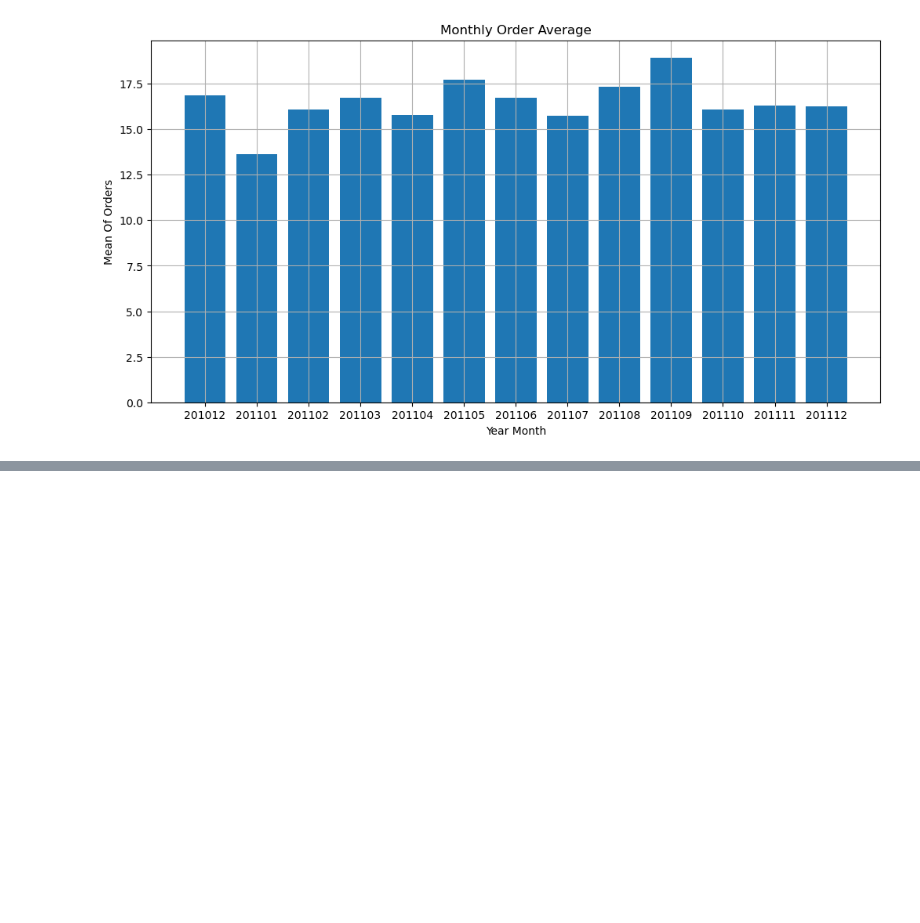
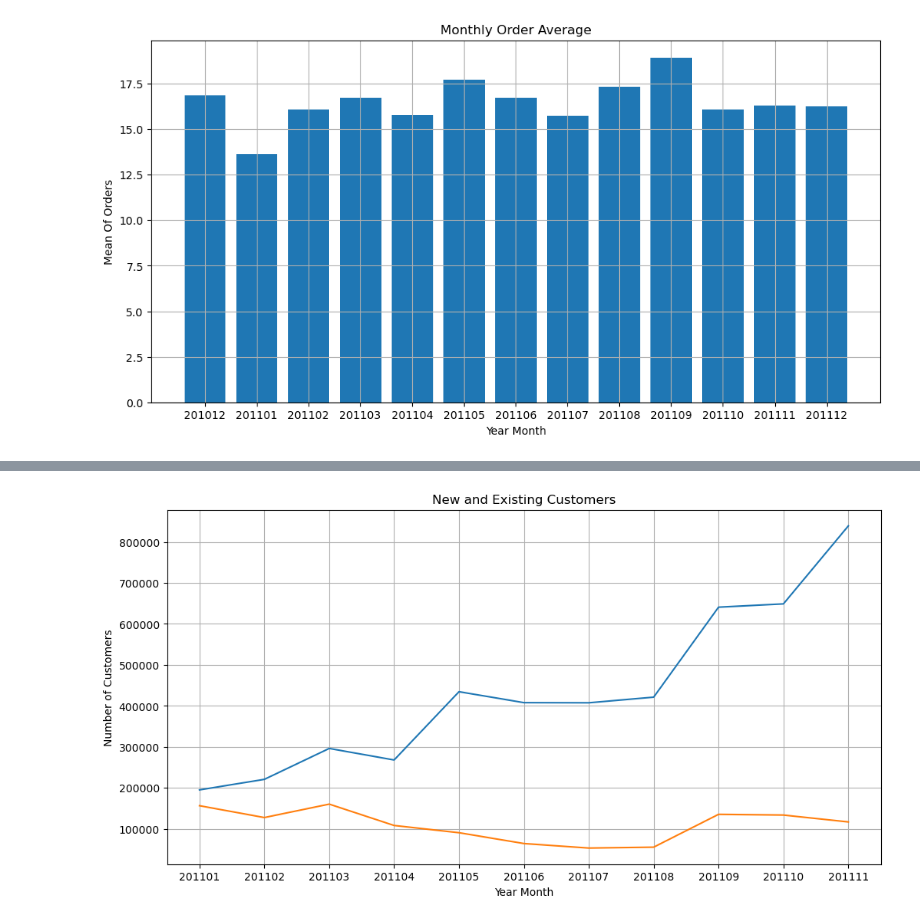
Before and after one commit to FahimeMirveisi/PyLearn7_MachineLearning_Projects, a Jupyter notebook: Assignment39/Online_Retail_Project.ipynb, the cells around one changed output, grey strips where cells are left out. Saved outputs shown, nothing was run; the diff lists cells and outputs as text; code cells hidden in the pictures; blank space fills up the shorter version.

```diff
--- a/Assignment39/Online_Retail_Project.ipynb
+++ b/Assignment39/Online_Retail_Project.ipynb
@@ -159,12 +159,18 @@ plt.show()
 # %% [output]
 [figure]
 # %%
-# New Customer Ratio
 
 tx_min_purchase = tx_uk.groupby('CustomerID').InvoiceDate.min().reset_index()
-tx_min_purchase.columns = ['CustomerID', 'MinPurchaseDate']
-tx_min_purchase['MinPurchaseYearMonth'] = tx_min_purchase['MinPurchaseDate']\
-    .map(lambda date: 100*date.year + date.month)
+tx_min_purchase.columns = ['CustomerID','MinPurchaseDate']
+tx_min_purchase['MinPurchaseYearMonth'] = tx_min_purchase['MinPurchaseDate'].map(lambda date: 100*date.year + date.month)
+
 
 tx_uk = pd.merge(tx_uk, tx_min_purchase, on='CustomerID')
+
 tx_uk.head()
+
+
+tx_uk['UserType'] = 'New'
+tx_uk.loc[tx_uk['InvoiceYearMonth']>tx_uk['MinPurchaseYearMonth'],'UserType'] = 'Existing'
+
+tx_user_type_revenue = tx_uk.groupby(['InvoiceYearMonth','UserType'])['Revenue'].sum().reset_index()
@@ -177,0 +177,20 @@ tx_uk.head()
+# %%
+
+# filtering data
+tx_user_type_revenue = tx_user_type_revenue.query("InvoiceYearMonth != 201012 and InvoiceYearMonth != 201112")
+
+# plot the result
+plt.figure(figsize=(12,6))
+plt.plot(tx_user_type_revenue.query("UserType == 'Existing'")['InvoiceYearMonth'].to_numpy(dtype=str),
+         tx_user_type_revenue.query("UserType == 'Existing'")['Revenue'])
+
+plt.plot(tx_user_type_revenue.query("UserType == 'New'")['InvoiceYearMonth'].to_numpy(dtype=str),
+         tx_user_type_revenue.query("UserType == 'New'")['Revenue'])
+
+plt.title('New and Existing Customers')
+plt.xlabel('Year Month')
+plt.ylabel('Number of Customers')
+plt.grid()
+plt.show()
+# %% [output]
+[figure, added]
```
Also changed, not shown: parts of 10 cells of this notebook.
